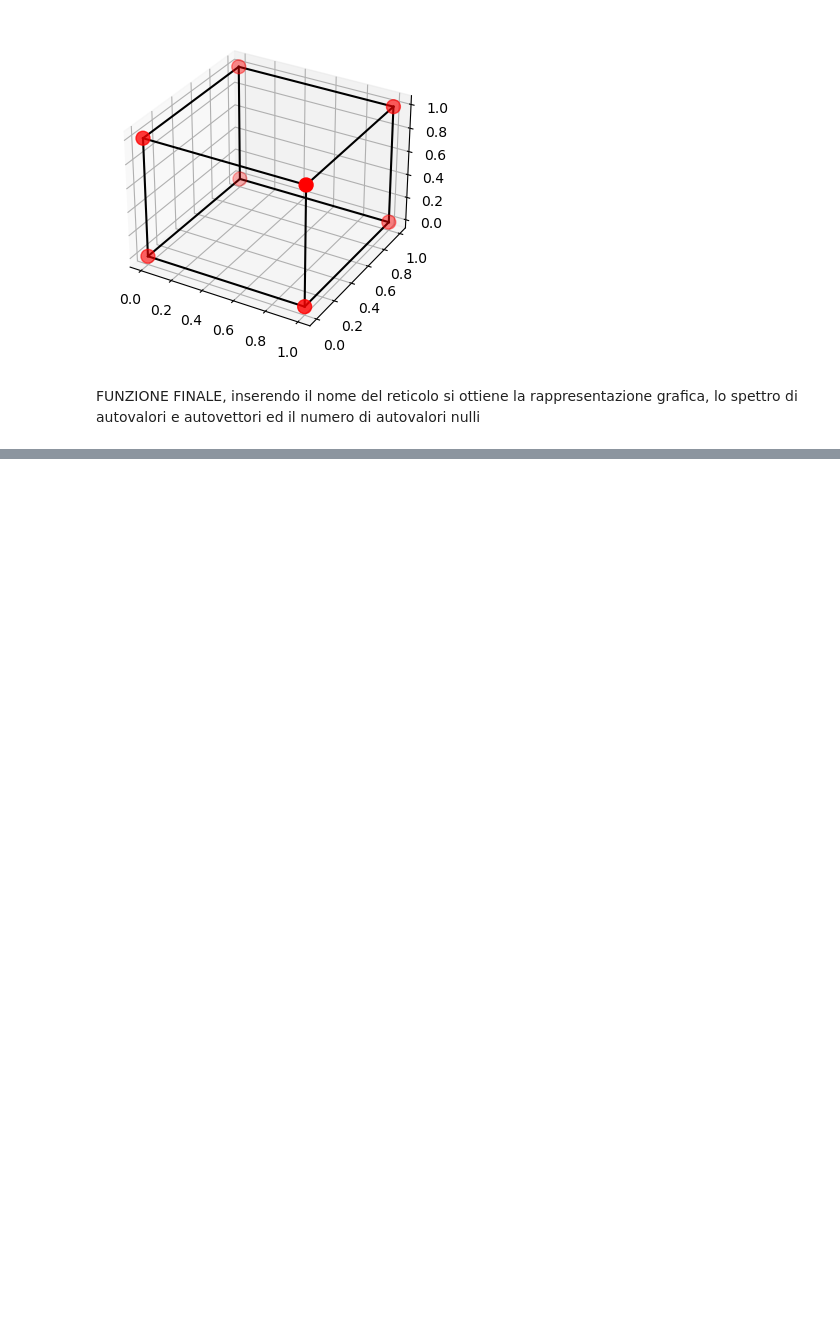
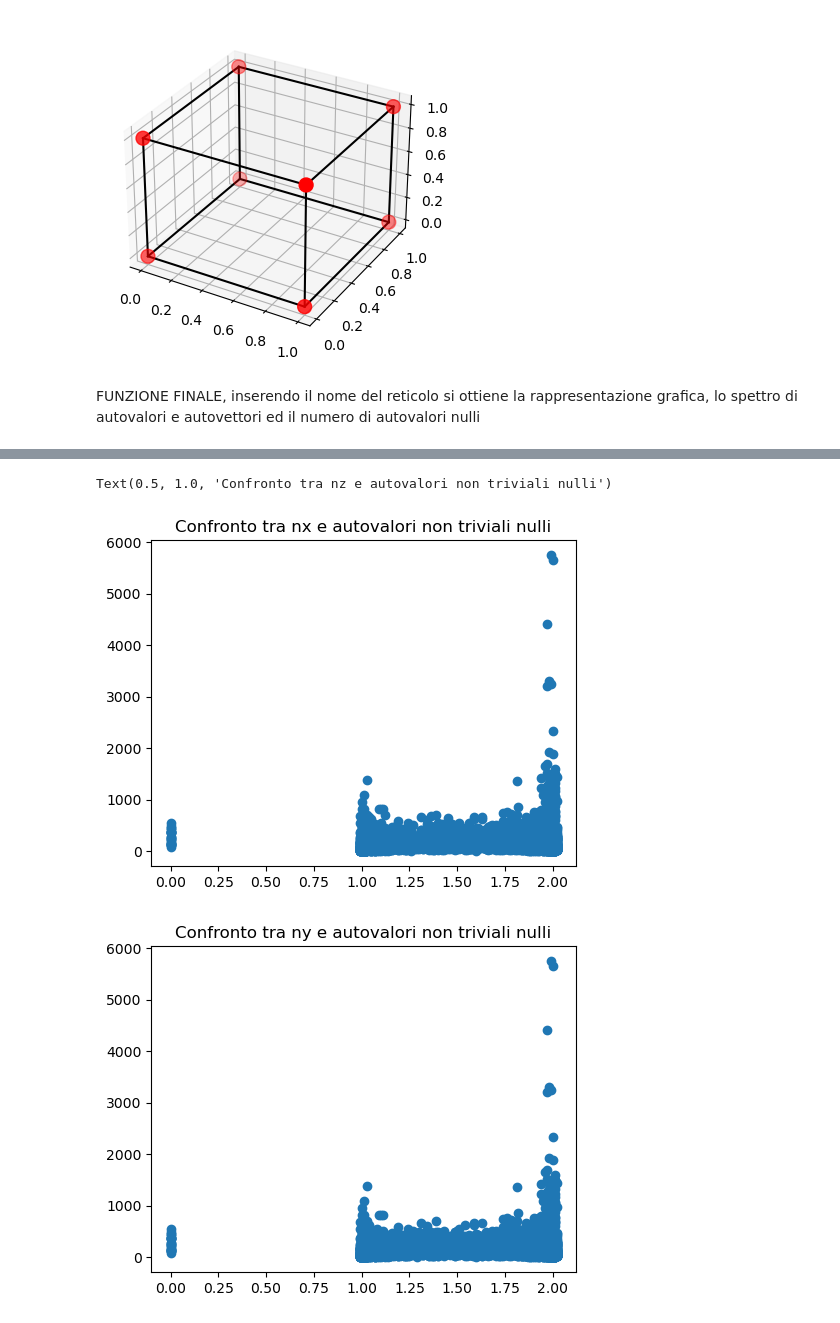
Before and after one commit to Edounimi/Rigidity-of-cellular-structures, a Jupyter notebook: Analisi3D.ipynb, the cells around one changed output, grey strips where cells are left out. Cells and saved outputs as stored; diff of their text form; code cells hidden in the pictures; blank space fills up the shorter version.

```diff
--- a/Analisi3D.ipynb
+++ b/Analisi3D.ipynb
@@ -145,0 +143,4 @@ Numero di autovalori nulli:
+# %%
+Nontrivial = np.zeros(17248)
+for i in range(17248):
+    Nontrivial[i] = lattice_analysis(df,i)
@@ -145,0 +165,2 @@ Numero di autovalori nulli:
+# %%
+df= df.assign(Non_trivials = Nontrivial)
@@ -145,0 +184,18 @@ Numero di autovalori nulli:
+# %%
+nx = df["nx"].to_numpy()
+ny = df["ny"].to_numpy()
+nz = df["nz"].to_numpy()
+# %%
+fig1, ax1 = plt.subplots(1, 1, figsize=(5,4))
+ax1.scatter(nx,NT)
+ax1.set_title("Confronto tra nx e autovalori non triviali nulli")
+fig2, ax2 = plt.subplots(1, 1, figsize=(5,4))
+ax2.scatter(ny,NT)
+ax2.set_title("Confronto tra ny e autovalori non triviali nulli")
+fig3, ax3 = plt.subplots(1, 1, figsize=(5,4))
+ax3.scatter(nz,NT)
+ax3.set_title("Confronto tra nz e autovalori non triviali nulli")
+# %% [output]
+Text(0.5, 1.0, 'Confronto tra nz e autovalori non triviali nulli')
+[figure, added]
+[figure, added]
```
Also changed, not shown: parts of 9 cells of this notebook.
